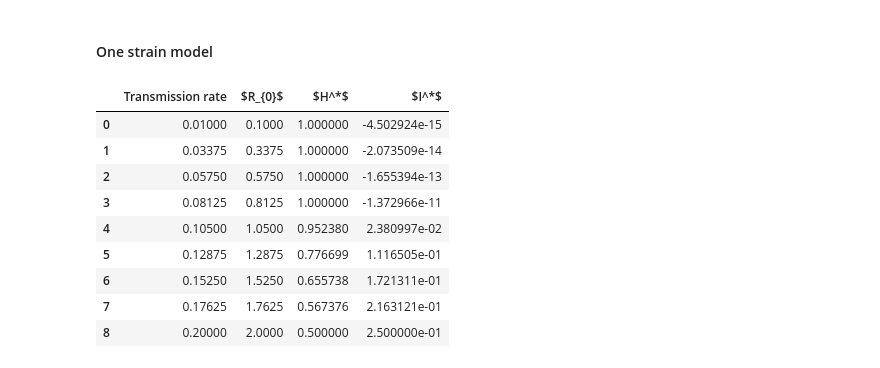
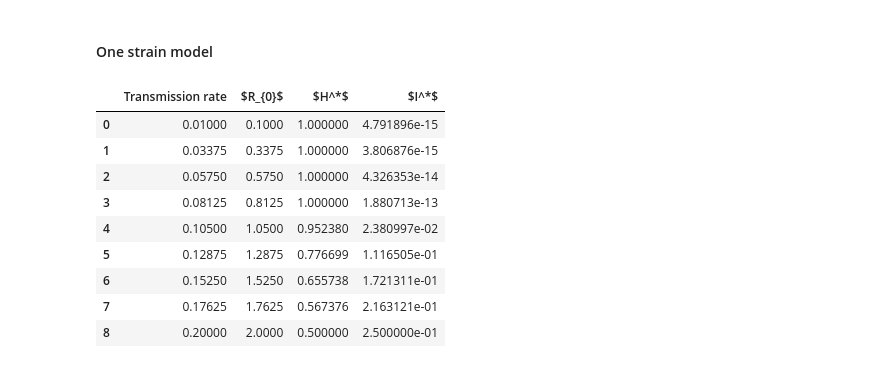
Before and after one commit to NGorga/MDR_different-genotypes, a Jupyter notebook: negative values and one strain model.ipynb, the cells around one changed output. Saved outputs shown, nothing was run; the diff lists cells and outputs as text; code cells hidden in the pictures.

```diff
--- a/negative values and one strain model.ipynb
+++ b/negative values and one strain model.ipynb
@@ -212,36 +177,0 @@ plt.show()
-# %%
-n = len(transmission_range)
-cols = 3
-rows = int(np.ceil(n / cols))
-fig, axes = plt.subplots(rows, cols, figsize=(18, 5*rows), dpi=100)
-axes = np.array(axes).reshape(rows, cols)
-
-labels = ['H', '$I_{ab}$', '$I_{Ab}$', '$I_{aB}$', '$I_{AB}$']
-colors = ['darkgreen', 'darkblue', 'yellow', 'orange', 'darkred']
-
-for i, transmission in enumerate(transmission_range):
-    r = i // cols
-    c = i % cols
-    ax = axes[r, c]
-    sol = full_dynamics_transmission[i]
-
-    for j in range(5):
-        ax.plot(t, sol[:, j], color=colors[j], label=labels[j], linewidth=2)
-
-    ax.set_title(f"Transmission rate = {transmission:.2f}", fontsize=12)
-    ax.set_yticks(np.linspace(-0.1, 1.1, 11))
-
-    ax.legend(loc='upper right', fontsize=9)
-
-    ax.minorticks_on()
-    ax.xaxis.set_minor_locator(ticker.AutoMinorLocator(3))
-    ax.yaxis.set_minor_locator(ticker.AutoMinorLocator(3))
-
-    ax.grid(True, which='major', alpha=0.4)
-    ax.grid(True, which='minor', alpha=0.2, linestyle=':')
-
-    ax.spines["top"].set_alpha(0.3)
-    ax.spines["right"].set_alpha(0.3)
-
-plt.tight_layout()
-plt.show()
@@ -259,42 +229,43 @@ p = {
 y0 = [0.95, 0.05]
 t = np.linspace(0, 2000, 2000)
 
-def ODE_one_strain(y, t, p):
+def ODE_one_strain(t, y, p):
     H, I = y
     b = p['beta']
     dH = p['rH'] * (p['K'] - H - I) - b * I * H
     dI = b * I * H - p['mu'] * I
     return [dH, dI]
 
 def calculate_R0(b, p):
     return b * p['K'] / p['mu']
 
 transmission_range = np.linspace(0.01, 0.2, 9)
 summary_data = []
 
 for transmission in transmission_range:
     p_c = p.copy()
     p_c['beta'] = transmission
 
-    sol = odeint(ODE_one_strain, y0, t, args=(p_c,))
+    sol = solve_ivp(ODE_one_strain, [t[0],t[-1]], y0, args=(p_c,),
+                   method = 'Radau', rtol= 1e-6, atol= 1e-8)
 
     R0 = calculate_R0(transmission, p_c)
 
     summary_data.append({
         'Transmission rate':transmission,
         '$R_{0}$': R0,
-        '$H^*$':sol [-1, 0],
-        '$I^*$': sol[-1 ,1],
+        '$H^*$':sol.y [0, -1],
+        '$I^*$': sol.y [1, -1],
     })
 
 df_summary = pd.DataFrame(summary_data)
 df_summary
 # %% [output]
 |  | Transmission rate | $R_{0}$ | $H^*$ | $I^*$ |
-| 0 | 0.01000 | 0.1000 | 1.000000 | -4.502924e-15 |
-| 1 | 0.03375 | 0.3375 | 1.000000 | -2.073509e-14 |
-| 2 | 0.05750 | 0.5750 | 1.000000 | -1.655394e-13 |
-| 3 | 0.08125 | 0.8125 | 1.000000 | -1.372966e-11 |
+| 0 | 0.01000 | 0.1000 | 1.000000 | 4.791896e-15 |
+| 1 | 0.03375 | 0.3375 | 1.000000 | 3.806876e-15 |
+| 2 | 0.05750 | 0.5750 | 1.000000 | 4.326353e-14 |
+| 3 | 0.08125 | 0.8125 | 1.000000 | 1.880713e-13 |
 | 4 | 0.10500 | 1.0500 | 0.952380 | 2.380997e-02 |
 | 5 | 0.12875 | 1.2875 | 0.776699 | 1.116505e-01 |
 | 6 | 0.15250 | 1.5250 | 0.655738 | 1.721311e-01 |
```
Also changed, not shown: parts of 9 cells of this notebook.
